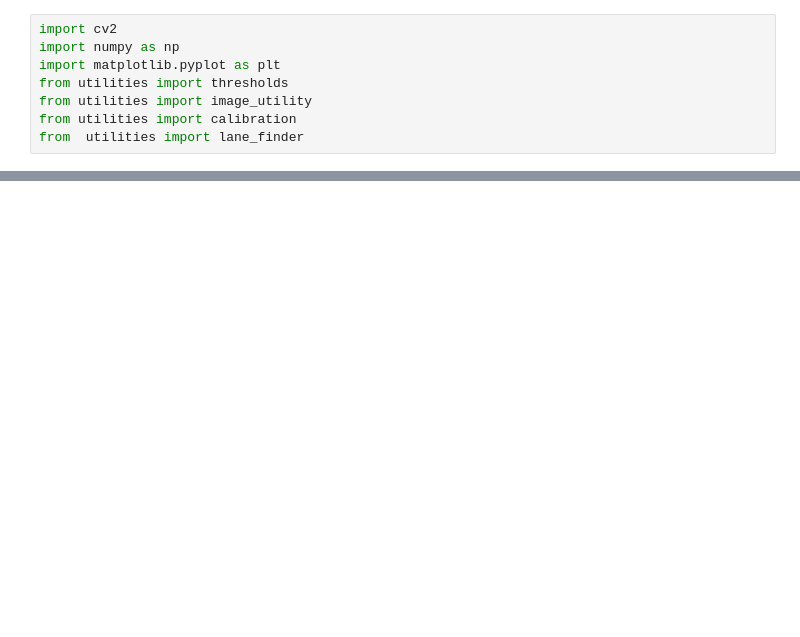
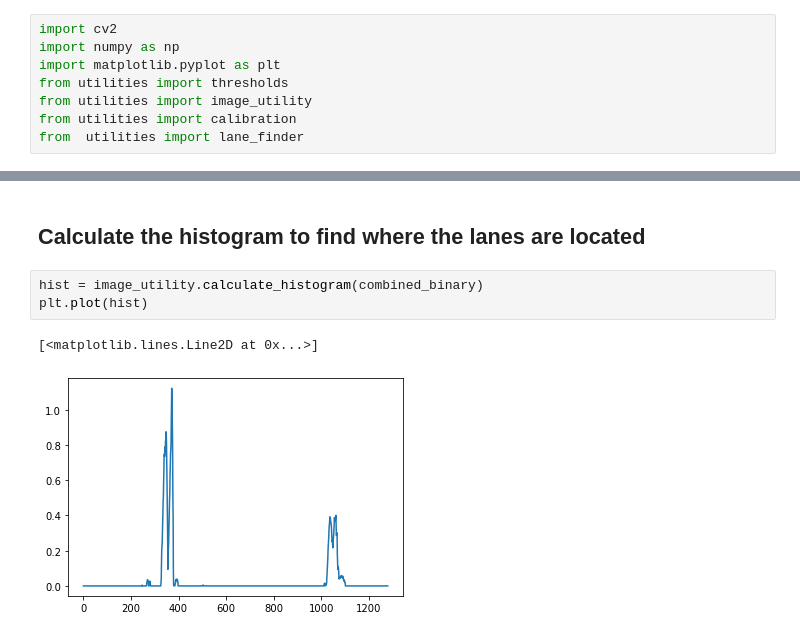
Before and after one commit to hurtadosanti/AdvancedLaneDetection, a Jupyter notebook: Pipeline.ipynb, the cells around one changed output, grey strips where cells are left out. Drawn from its saved outputs; the diff is of its cells as text; blank space fills up the shorter version.

```diff
--- a/Pipeline.ipynb
+++ b/Pipeline.ipynb
@@ -30,0 +50,8 @@ plt.imshow(res)
+# %% [markdown]
+## Calculate the histogram to find where the lanes are located
+# %%
+hist = image_utility.calculate_histogram(combined_binary)
+plt.plot(hist)
+# %% [output]
+[<matplotlib.lines.Line2D at 0x...>]
+[figure, added]
```
Also changed, not shown: parts of 16 cells of this notebook, 4 other files.
